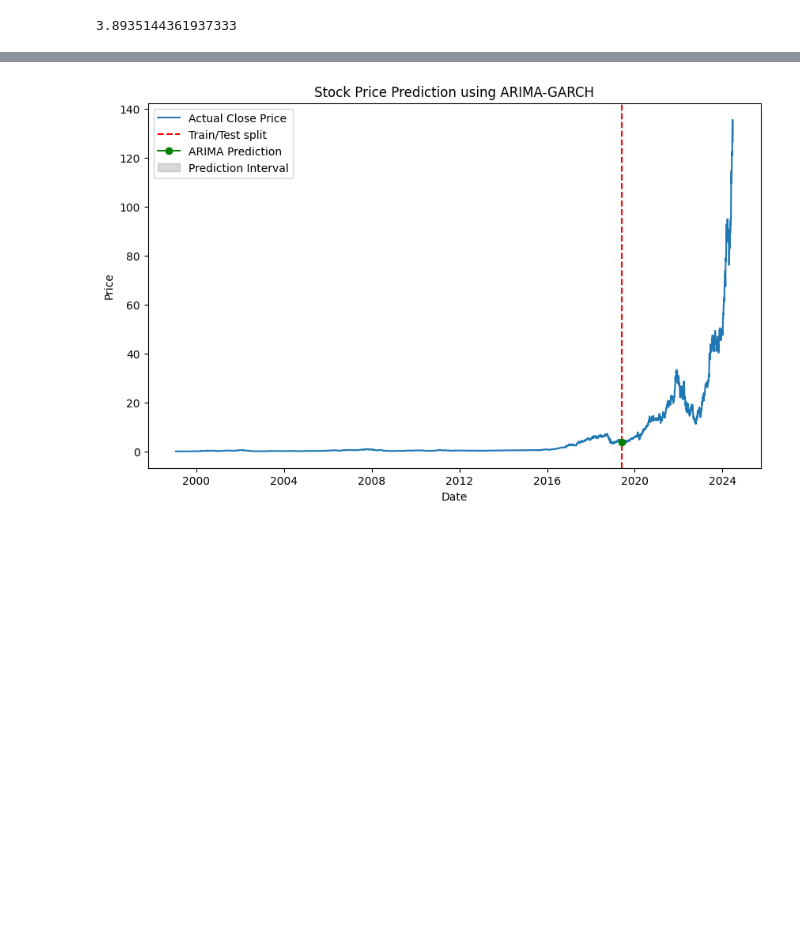
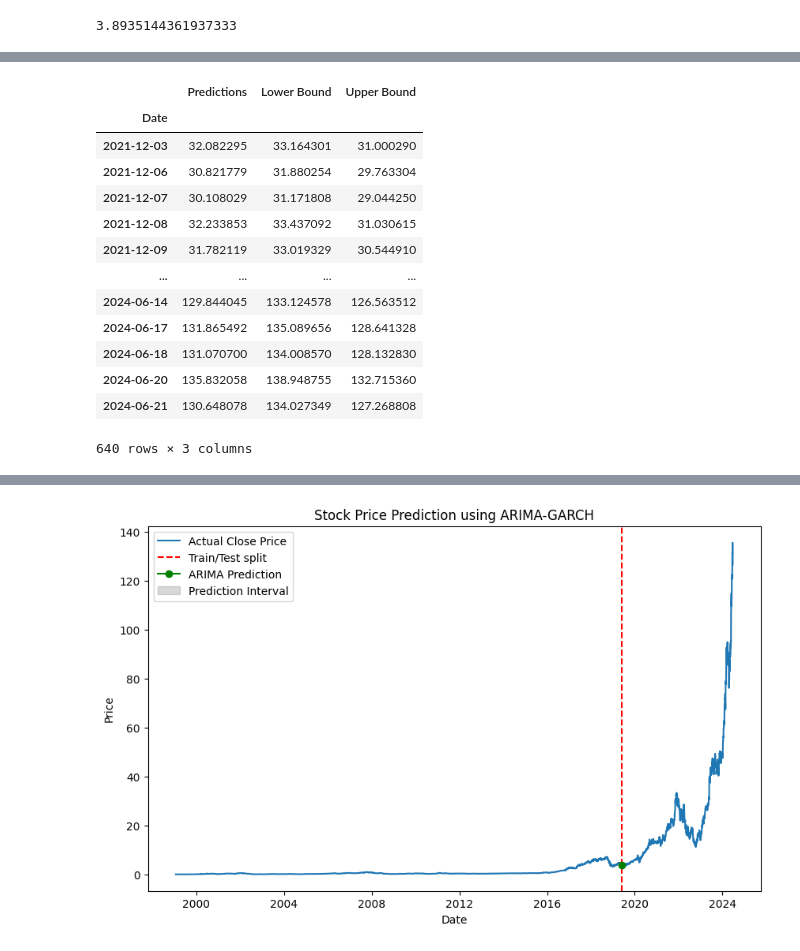
Before and after one commit to stoyhris/MoonVIDIA, a Jupyter notebook: arima-garch.ipynb, the cells around one changed output, grey strips where cells are left out. Drawn from its saved outputs; the diff is of its cells as text; code cells hidden in the pictures; blank space fills up the shorter version.

```diff
--- a/arima-garch.ipynb
+++ b/arima-garch.ipynb
@@ -402,0 +574,24 @@ KeyboardInterrupt:
+# %%
+forecast_dates = test.index[:len(predictions)]
+forecast_df = pd.DataFrame({
+    'Predictions': predictions,
+    'Lower Bound': lower_bounds,
+    'Upper Bound': upper_bounds
+}, index=forecast_dates)
+
+forecast_df
+# %% [output]
+|  | Predictions | Lower Bound | Upper Bound |
+| Date |  |  |  |
+| 2021-12-03 | 32.082295 | 33.164301 | 31.000290 |
+| 2021-12-06 | 30.821779 | 31.880254 | 29.763304 |
+| 2021-12-07 | 30.108029 | 31.171808 | 29.044250 |
+| 2021-12-08 | 32.233853 | 33.437092 | 31.030615 |
+| 2021-12-09 | 31.782119 | 33.019329 | 30.544910 |
+| ... | ... | ... | ... |
+| 2024-06-14 | 129.844045 | 133.124578 | 126.563512 |
+| 2024-06-17 | 131.865492 | 135.089656 | 128.641328 |
+| 2024-06-18 | 131.070700 | 134.008570 | 128.132830 |
+| 2024-06-20 | 135.832058 | 138.948755 | 132.715360 |
+| 2024-06-21 | 130.648078 | 134.027349 | 127.268808 |
+640 rows × 3 columns
```
Also changed, not shown: parts of 15 cells of this notebook.
